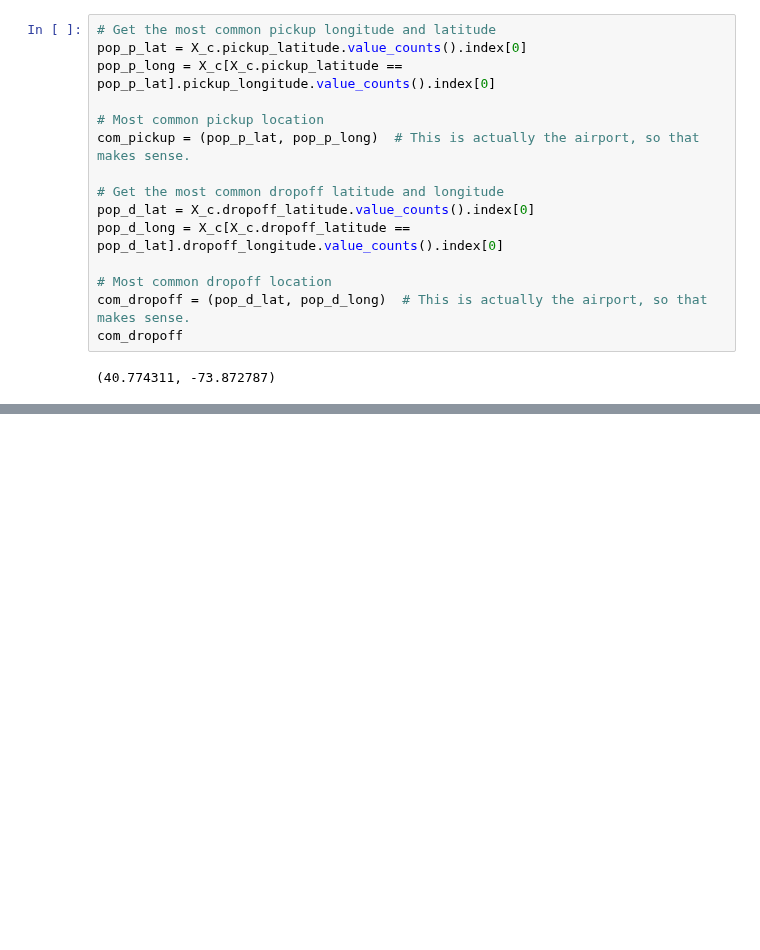
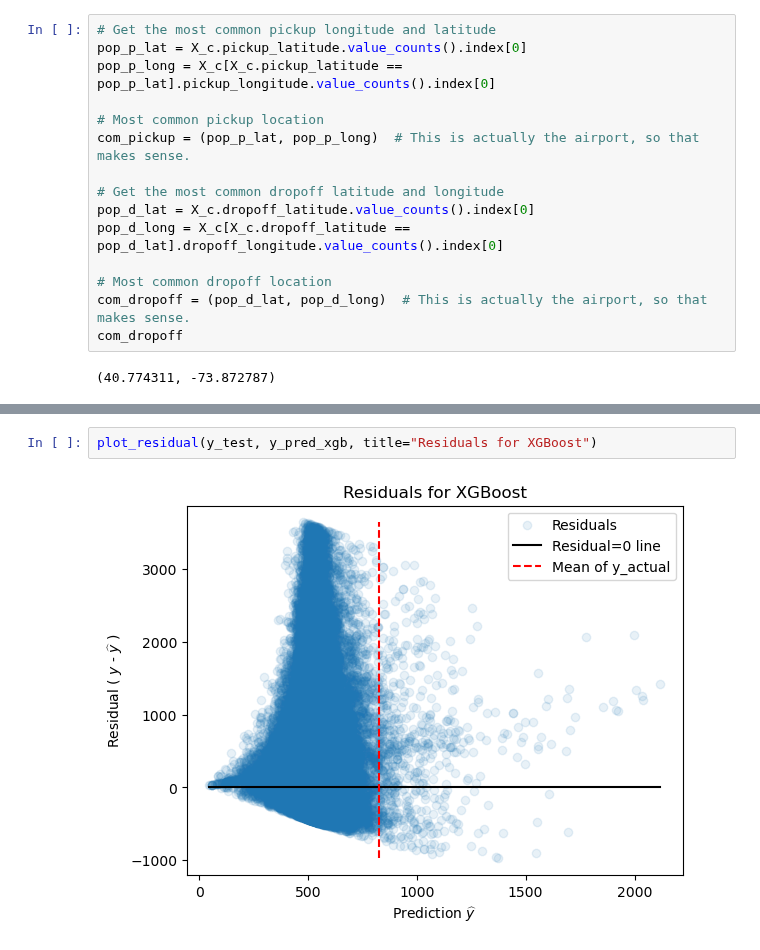
Before and after one commit to jeffxhansen/NYC_Taxi_Trip_Duration, a Jupyter notebook: dylan.ipynb, the cells around one changed output, grey strips where cells are left out. Drawn from its saved outputs; the diff is of its cells as text; blank space fills up the shorter version.

```diff
--- a/dylan.ipynb
+++ b/dylan.ipynb
@@ -379,0 +455,4 @@ Name: dropoff_latitude, dtype: int64
+# %%
+plot_residual(y_test, y_pred_xgb, title="Residuals for XGBoost")
+# %% [output]
+[figure, added]
```
Also changed, not shown: parts of 12 cells of this notebook, 2 other files.
